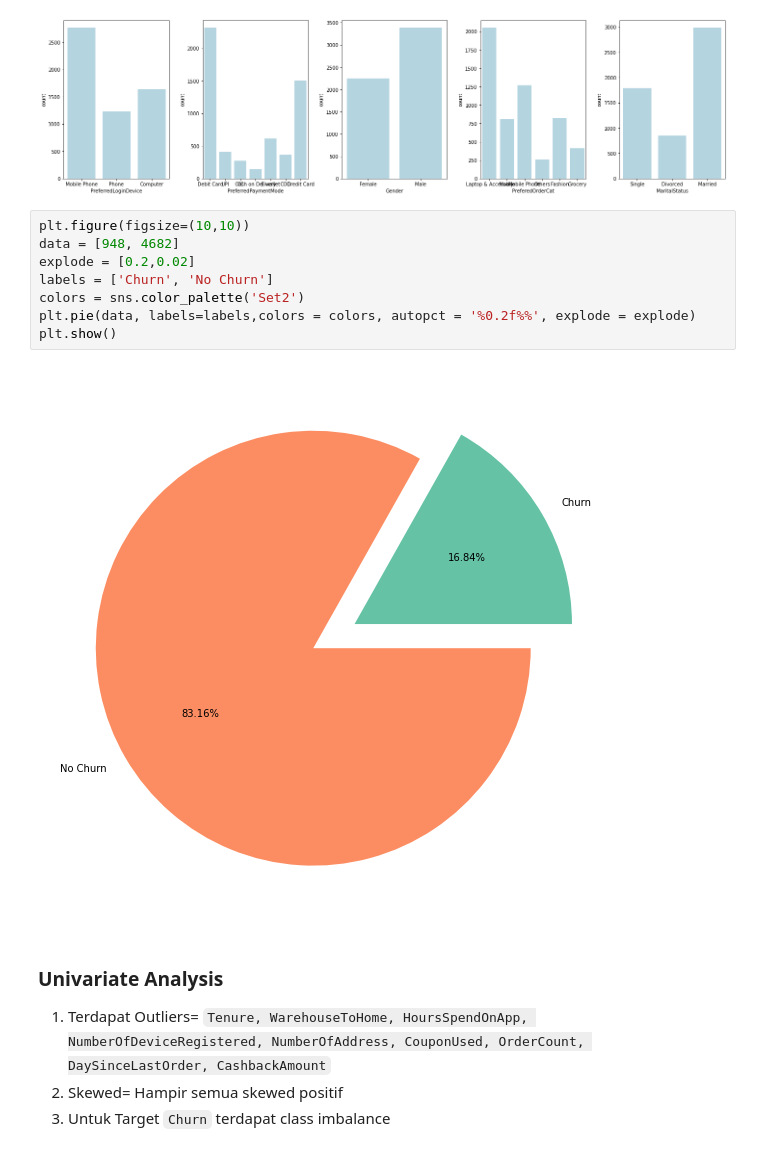
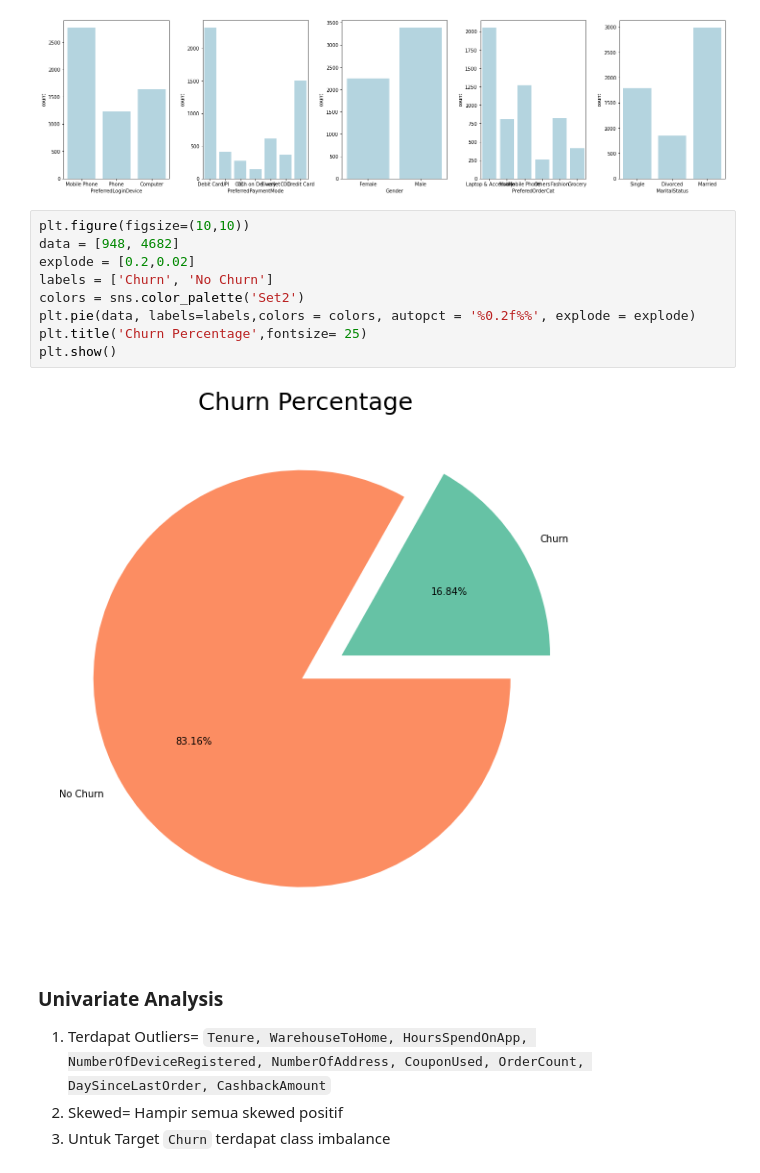
Before and after one commit to garrylgiancarlo/FinalProject_RakaminDS, a Jupyter notebook: Stage 1_EDA_259.ipynb, the cells around one changed output. Cells and saved outputs as stored; diff of their text form.

Commit message:
edit percentage dan judul visualisasi

```diff
--- a/Stage 1_EDA_259.ipynb
+++ b/Stage 1_EDA_259.ipynb
@@ -165,13 +188,14 @@ for i in range(0, len(cats)):
 # %%
 plt.figure(figsize=(10,10))
 data = [948, 4682]
 explode = [0.2,0.02]
 labels = ['Churn', 'No Churn']
 colors = sns.color_palette('Set2')
 plt.pie(data, labels=labels,colors = colors, autopct = '%0.2f%%', explode = explode)
+plt.title('Churn Percentage',fontsize= 25)
 plt.show()
 # %% [output]
-[figure, old version]
+[figure, new version]
 # %% [markdown]
 ### Univariate Analysis
 
```
Also changed, not shown: parts of 11 cells of this notebook.
